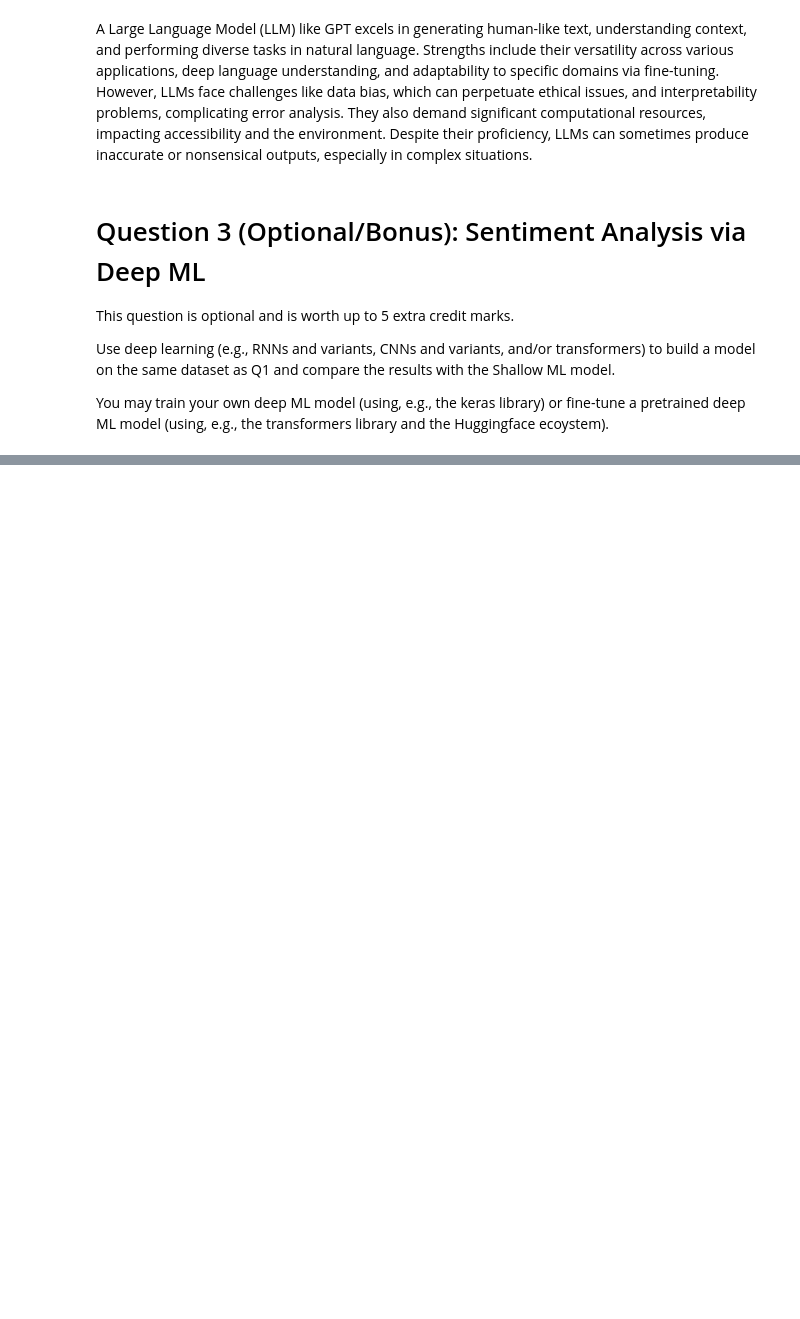
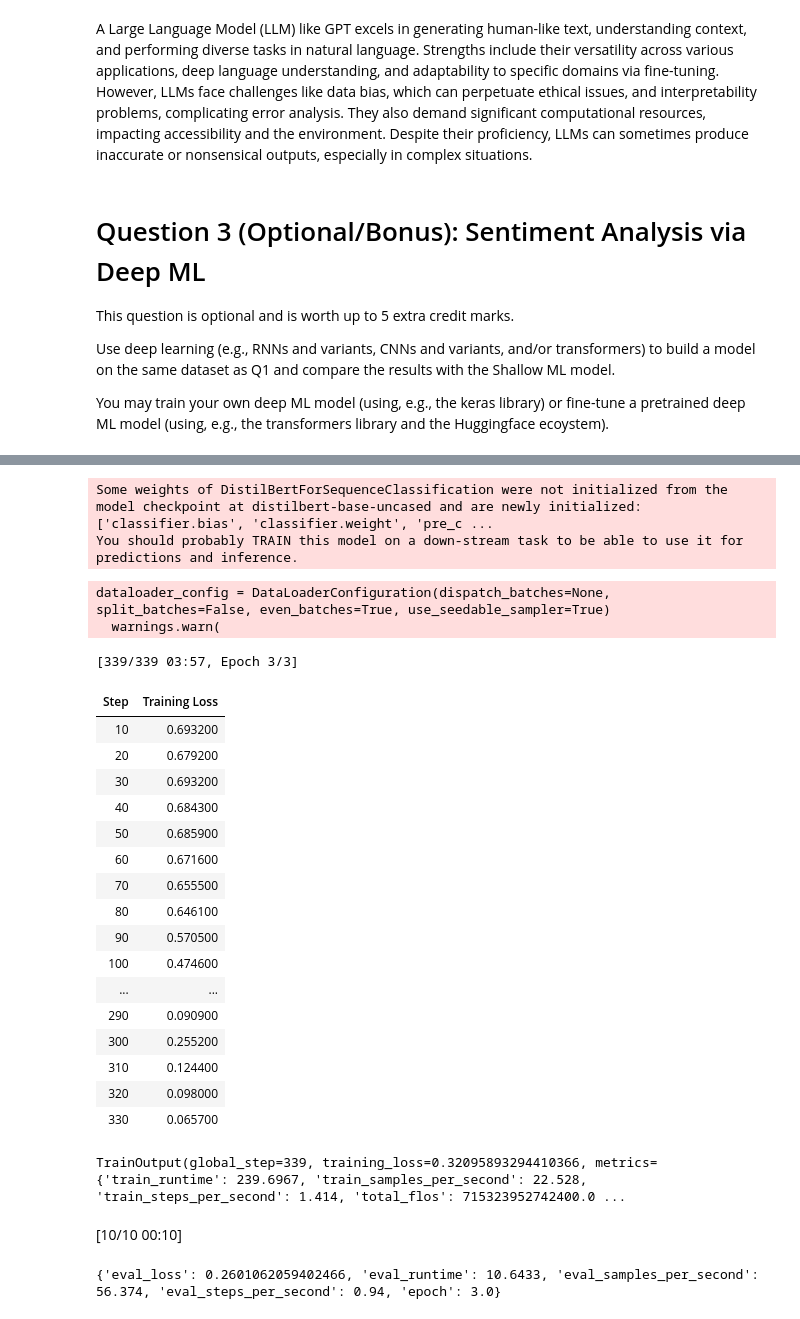
Before and after one commit to hellojohnkim/mmai891, a Jupyter notebook: 24_891_JohnKim.ipynb, the cells around one changed output, grey strips where cells are left out. Drawn from its saved outputs; the diff is of its cells as text; code cells hidden in the pictures; blank space fills up the shorter version.

```diff
--- a/24_891_JohnKim.ipynb
+++ b/24_891_JohnKim.ipynb
@@ -271,0 +371,6 @@ You may train your own deep ML model (using, e.g., the keras library) or fine-tu
+# %%
+# DO NOT MODIFY THIS CELL
+
+# First, we'll read the provided labeled training data
+df = pd.read_csv("https://drive.google.com/uc?export=download&id=1b8MAiN-xBdk6scM-DnufkuijDZivZJqM")
+df.info()
@@ -271,0 +387,13 @@ You may train your own deep ML model (using, e.g., the keras library) or fine-tu
+# %%
+# DO NOT MODIFY THIS CELL
+
+# Next, we'll split it into training and test
+from sklearn.model_selection import train_test_split
+
+X = df['Sentence']
+y = df['Polarity']
+
+# So that we can evaluate how well our model is performing, we split our training data
+# into training and validation.
+
+X_train, X_val, y_train, y_val = train_test_split(X, y, random_state=42)
@@ -271,0 +422,61 @@ You may train your own deep ML model (using, e.g., the keras library) or fine-tu
+# %%
+from transformers import DistilBertForSequenceClassification, Trainer, TrainingArguments
+
+# Load pre-trained model
+model = DistilBertForSequenceClassification.from_pretrained('distilbert-base-uncased', num_labels=2)
+# %% [output]
+Some weights of DistilBertForSequenceClassification were not initialized from the model checkpoint at distilbert-base-uncased and are newly initialized: ['classifier.bias', 'classifier.weight', 'pre_c ...
+You should probably TRAIN this model on a down-stream task to be able to use it for predictions and inference.
+# %%
+training_args = TrainingArguments(
+    output_dir='./results',          # output directory
+    num_train_epochs=3,              # number of training epochs
+    per_device_train_batch_size=16,  # batch size for training
+    per_device_eval_batch_size=64,   # batch size for evaluation
+    warmup_steps=500,                # number of warmup steps for learning rate scheduler
+    weight_decay=0.01,               # strength of weight decay
+    logging_dir='./logs',            # directory for storing logs
+    logging_steps=10,
+)
+# %%
+trainer = Trainer(
+    model=model,
+    args=training_args,
+    train_dataset=train_dataset,
+    eval_dataset=val_dataset
+)
+
+# Start training
+trainer.train()
+# %% [output]
+dataloader_config = DataLoaderConfiguration(dispatch_batches=None, split_batches=False, even_batches=True, use_seedable_sampler=True)
+  warnings.warn(
+[339/339 03:57, Epoch 3/3]
+| Step | Training Loss |
+| 10 | 0.693200 |
+| 20 | 0.679200 |
+| 30 | 0.693200 |
+| 40 | 0.684300 |
+| 50 | 0.685900 |
+| 60 | 0.671600 |
+| 70 | 0.655500 |
+| 80 | 0.646100 |
+| 90 | 0.570500 |
+| 100 | 0.474600 |
+| ... | ... |
+| 290 | 0.090900 |
+| 300 | 0.255200 |
+| 310 | 0.124400 |
+| 320 | 0.098000 |
+| 330 | 0.065700 |
+TrainOutput(global_step=339, training_loss=0.32095893294410366, metrics={'train_runtime': 239.6967, 'train_samples_per_second': 22.528, 'train_steps_per_second': 1.414, 'total_flos': 715323952742400.0 ...
+# %%
+#Step 6: Evaluation
+#Evaluate the model on the validation set to see how well it performs.
+
+
+results = trainer.evaluate()
+print(results)
+# %% [output]
+[10/10 00:10]
+{'eval_loss': 0.2601062059402466, 'eval_runtime': 10.6433, 'eval_samples_per_second': 56.374, 'eval_steps_per_second': 0.94, 'epoch': 3.0}
```
Also changed, not shown: parts of 33 cells of this notebook.
